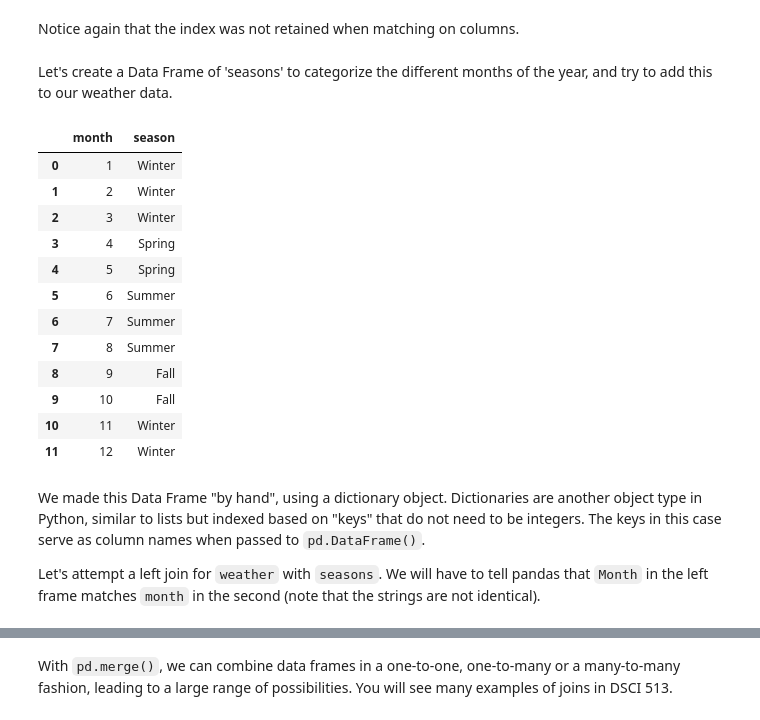
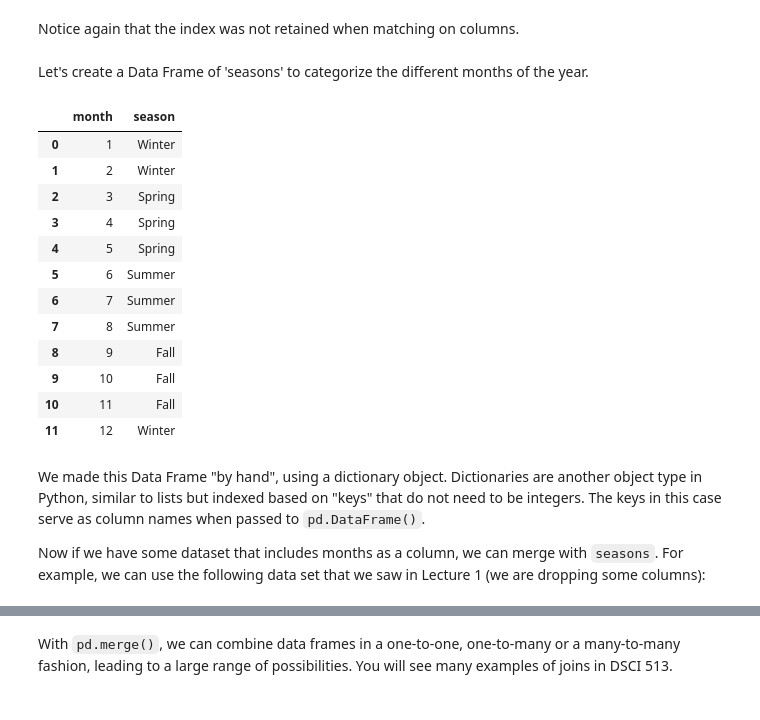
Before and after one commit to Faren-d/MDS, a Jupyter notebook: jupyter-book/_build/jupyter_execute/lecture-notes/lecture4_plotting-merging-and-grouping.ipynb, the cells around one changed output, grey strips where cells are left out. Drawn from its saved outputs; the diff is of its cells as text; code cells hidden in the pictures.

```diff
--- a/jupyter-book/_build/jupyter_execute/lecture-notes/lecture4_plotting-merging-and-grouping.ipynb
+++ b/jupyter-book/_build/jupyter_execute/lecture-notes/lecture4_plotting-merging-and-grouping.ipynb
@@ -239,20 +262,20 @@ pd.merge(left = w1, right = w4, how='right', on = ['Date/Time', 'Month', 'Year']
 # %% [markdown]
 Notice again that the index was not retained when matching on columns.
 # %% [markdown]
-Let's create a Data Frame of 'seasons' to categorize the different months of the year, and try to add this to our weather data.
+Let's create a Data Frame of 'seasons' to categorize the different months of the year.
 # %%
 seasons = pd.DataFrame({
                     'month':[1,2,3,4,5,6,7,8,9,10,11,12],
-                    'season': ['Winter', 'Winter', 'Winter', 'Spring', 'Spring', 'Summer', 'Summer', 'Summer', 'Fall', 'Fall', 'Winter', 'Winter']
+                    'season': ['Winter', 'Winter', 'Spring', 'Spring', 'Spring', 'Summer', 'Summer', 'Summer', 'Fall', 'Fall', 'Fall', 'Winter']
                        }
                       )
 
 seasons
 # %% [output]
 |  | month | season |
 | 0 | 1 | Winter |
 | 1 | 2 | Winter |
-| 2 | 3 | Winter |
+| 2 | 3 | Spring |
 | 3 | 4 | Spring |
 | 4 | 5 | Spring |
 | 5 | 6 | Summer |
@@ -260,9 +283,9 @@ seasons
 | 7 | 8 | Summer |
 | 8 | 9 | Fall |
 | 9 | 10 | Fall |
-| 10 | 11 | Winter |
+| 10 | 11 | Fall |
 | 11 | 12 | Winter |
 # %% [markdown]
 We made this Data Frame "by hand", using a dictionary object. Dictionaries are another object type in Python, similar to lists but indexed based on "keys" that do not need to be integers. The keys in this case serve as column names when passed to `pd.DataFrame()`.
 
-Let's attempt a left join for `weather` with `seasons`. We will have to tell pandas that `Month` in the left frame matches `month` in the second (note that the strings are not identical).
+Now if we have some dataset that includes months as a column, we can merge with `seasons`. For example, we can use the following data set that we saw in Lecture 1 (we are dropping some columns):
```
Also changed, not shown: parts of 23 cells of this notebook, 7 other files.
